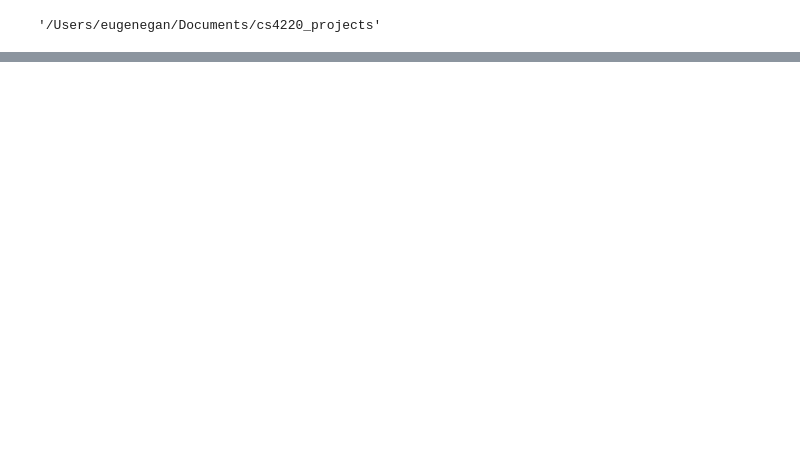
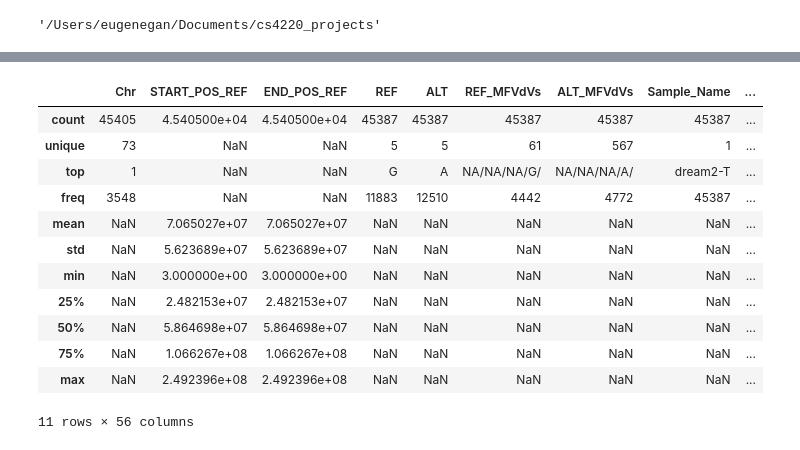
Before and after one commit to melloo21/cs4220_projects, a Jupyter notebook: get_missed_rows.ipynb, the cells around one changed output, grey strips where cells are left out. Saved outputs shown, nothing was run; the diff lists cells and outputs as text; code cells hidden in the pictures; blank space fills up the shorter version.

```diff
--- a/get_missed_rows.ipynb
+++ b/get_missed_rows.ipynb
@@ -336,2 +312,18 @@ vd_VD               33283
 is_snv                  0
 dtype: int64
+# %%
+df_all_joined.describe(include='all')
+# %% [output]
+|  | Chr | START_POS_REF | END_POS_REF | REF | ALT | REF_MFVdVs | ALT_MFVdVs | Sample_Name | ... |
+| count | 45405 | 4.540500e+04 | 4.540500e+04 | 45387 | 45387 | 45387 | 45387 | 45387 | ... |
+| unique | 73 | NaN | NaN | 5 | 5 | 61 | 567 | 1 | ... |
+| top | 1 | NaN | NaN | G | A | NA/NA/NA/G/ | NA/NA/NA/A/ | dream2-T | ... |
+| freq | 3548 | NaN | NaN | 11883 | 12510 | 4442 | 4772 | 45387 | ... |
+| mean | NaN | 7.065027e+07 | 7.065027e+07 | NaN | NaN | NaN | NaN | NaN | ... |
+| std | NaN | 5.623689e+07 | 5.623689e+07 | NaN | NaN | NaN | NaN | NaN | ... |
+| min | NaN | 3.000000e+00 | 3.000000e+00 | NaN | NaN | NaN | NaN | NaN | ... |
+| 25% | NaN | 2.482153e+07 | 2.482153e+07 | NaN | NaN | NaN | NaN | NaN | ... |
+| 50% | NaN | 5.864698e+07 | 5.864698e+07 | NaN | NaN | NaN | NaN | NaN | ... |
+| 75% | NaN | 1.066267e+08 | 1.066267e+08 | NaN | NaN | NaN | NaN | NaN | ... |
+| max | NaN | 2.492396e+08 | 2.492396e+08 | NaN | NaN | NaN | NaN | NaN | ... |
+11 rows × 56 columns
```
Also changed, not shown: parts of 13 cells of this notebook, 17 other files.
